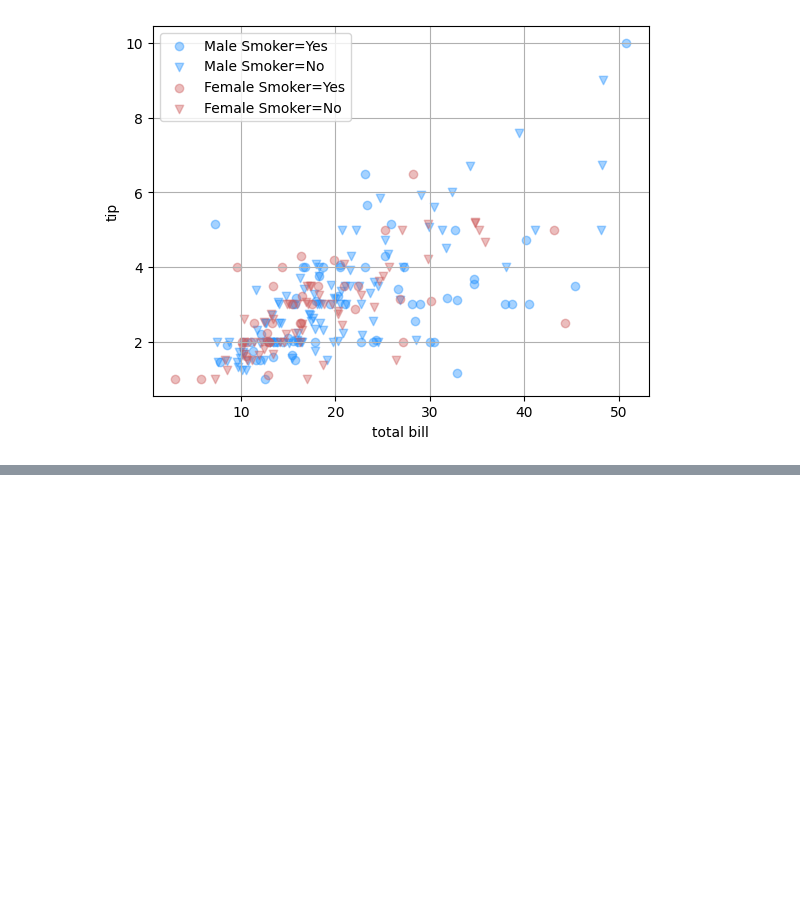
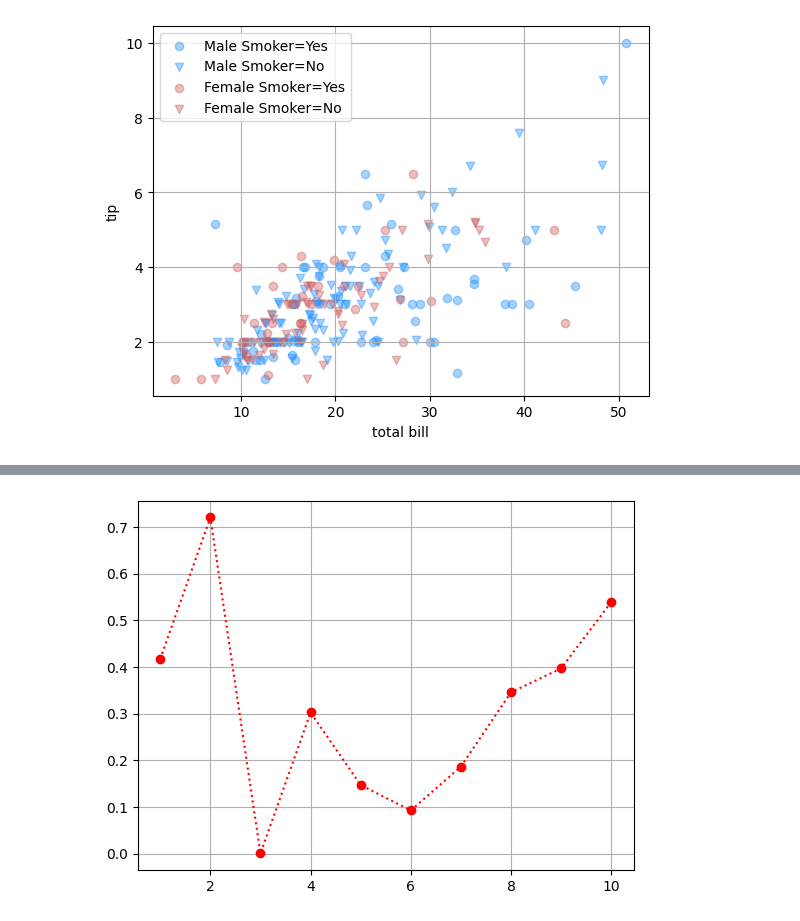
Before and after one commit to JakeOh/202511_BD53, a Jupyter notebook: lab_python/da04_matplotlib.ipynb, the cells around one changed output, grey strips where cells are left out. Cells and saved outputs as stored; diff of their text form; code cells hidden in the pictures; blank space fills up the shorter version.

```diff
--- a/lab_python/da04_matplotlib.ipynb
+++ b/lab_python/da04_matplotlib.ipynb
@@ -556,0 +576,8 @@ plt.show()
+# %%
+# 선 그래프를 그리기 위한 가상의 데이터
+np.random.seed(1)  # 실행할 때마다 같은 난수들이 만들어지도록 하기 위해서.
+df = pd.DataFrame(data={
+    'day': np.arange(1, 11),
+    'price': np.random.rand(10)
+})
+df
@@ -556,0 +606,7 @@ plt.show()
+# %%
+# plt.plot([x], y, [fmt])
+plt.plot(df.day, df.price, 'ro:')
+plt.grid()
+plt.show()
+# %% [output]
+[figure, added]
```
Also changed, not shown: parts of 6 cells of this notebook.
